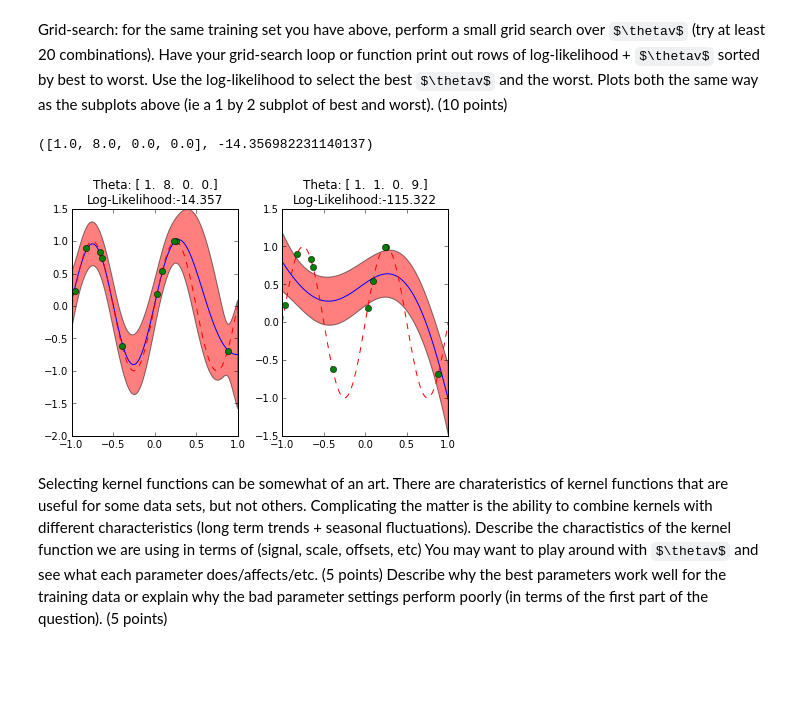
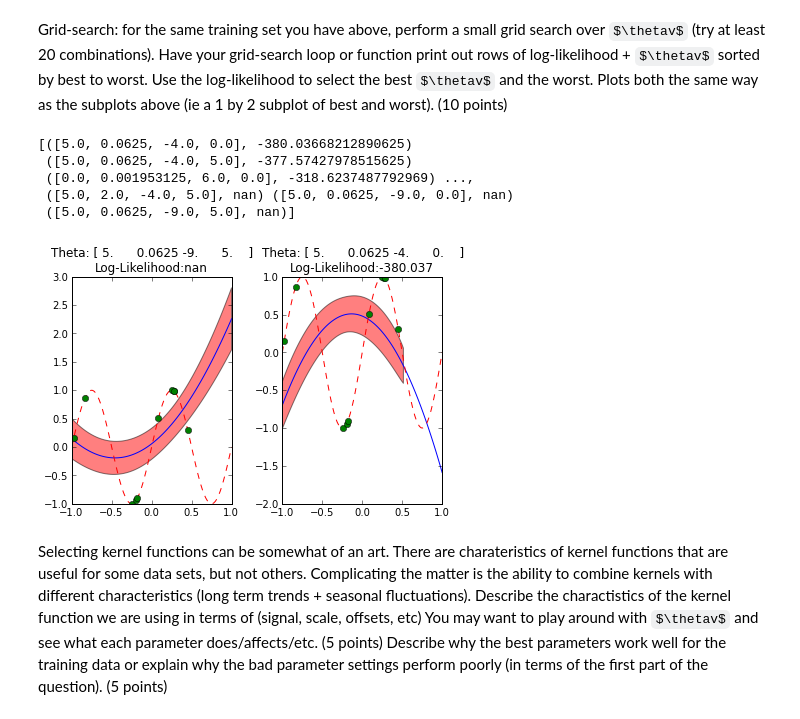
Before and after one commit to jaivalis/MLPR-Labs, a Jupyter notebook: Lab3/Lab3A-class.ipynb, the cells around one changed output. Drawn from its saved outputs; the diff is of its cells as text; code cells hidden in the pictures; some formulas as TeX source; blank space fills up the shorter version.

```diff
--- a/Lab3/Lab3A-class.ipynb
+++ b/Lab3/Lab3A-class.ipynb
@@ -1,11 +0,0 @@
-# %%
-%pylab inline
-import numpy as np
-import matplotlib.pyplot as plt
-
-a = np.array([2,1])
-b = np.array([[2,3],[4,1]])
-c = np.array([1,1])
-d = np.dot(np.transpose(a),b)
-print d
-print np.dot(d,c)
@@ -136,8 +125,11 @@ def k_n_m(xn, xm, thetas): # bishop 6.6.3
 # http://nbviewer.ipython.org/urls/raw.github.com/fonnesbeck/Bios366/master/notebooks/Section5_1-Gaussian-Processes.ipynb
 
 def computeC( X1, X2, thetas ):
-    K = computeK( X1, X2, thetas)
-    C = K + np.identity( len(K.diagonal()))/beta
+    C = []
+    for i in range(0, len(X1)):
+        C.append([])
+        for j in range(0, len(X2)):
+            C[i].append( k_n_m( X1[i], X2[j], thetas)  + kronecker(X1[i], X2[j])/beta)
     return np.array(C)
 
 def computeK( X1, X2, thetas ):
@@ -147,6 +139,12 @@ def computeK( X1, X2, thetas ):
         for j in range(0, len(X2)):
             K[i].append( k_n_m( X1[i], X2[j], thetas ) )
     return np.array(K)
+
+def kronecker(i,j):
+    if (i==j):
+        return 1
+    else:
+        return 0
 # %% [raw]
 Questions:
     - The X1 and X2 in the covariance matrix are X calues from two different training instances or X and the according Y values from one training instance? Or even the same training input data?
@@ -370,14 +366,14 @@ Grid-search: for the same training set you have above, perform a small grid sear
 # %%
 # TODO: is this really correct?
 def grid_search(x_train, t_train):
-    all_likelihoods = np.zeros(96,dtype=[('thetas', 'f4',(4)), ('loglikelihood', np.float32)])
+    all_likelihoods = np.zeros(2196,dtype=[('thetas', 'f4',(4)), ('loglikelihood', np.float32)])
     #print all_likelihoods
     #x = np.zeros(3, dtype=[('x','f4'),('y',np.float32),('value','f4',(2,2))])
     r = 0
-    for i in arange(1,10,3):
-        for j in range(0,6,3):
-            for k in range(0,10,3):
-                for l in range(0,10,3):
+    for i in arange(0,10,5):
+        for j in range(-9,6,5):
+            for k in range(-9,10,5):
+                for l in range(0,10,5):
                     theta = [i, 2**j, k, l]
                     loglikeli = gp_log_likelihood( x_train, t_train, theta)
                     #print theta
@@ -399,36 +395,40 @@ def plot_outliers( all_likelihoods, x_train, t_train ) :
 
 
     subplot = 0
     for thetas in thetaCombinations:
         pred = gp_predictive_distribution(x_train10Points, t_train10Points, x_test, thetas)
         var_test = pred[4]
         mu_test = pred[3]
         # the reason for the manipulation is to allow plots separating model and data stddevs.
         std_total = np.sqrt(np.diag(var_test))         # includes all uncertainty, model and target noise
         std_model = np.sqrt( std_total**2 - 1.0/beta ) # remove data noise to get model uncertainty in stddev
         std_combo = std_model + np.sqrt( 1.0/beta )    # add stddev (note: not the same as full)
 
         # make title
         title = 'Theta: ' + str(thetas) + '\nLog-Likelihood:' + str(round(gp_log_likelihood(x_train, t_train, thetas),3))
 
         exp_y = true_mean_function( x_test )#expected value of y = true mean function?
         plt.subplot(1, 2, subplot)
         plt.title(title)
         plt.plot(x_test, mu_test, '-')
         plt.plot(x_test, exp_y, 'r--')
         plt.plot(x_train10Points, t_train10Points, 'o')
         plt.fill_between(x_test, mu_test + 2 * std_combo, mu_test - 2 * std_combo, facecolor ='red', alpha=0.5)
         plt.tight_layout()
 
         subplot += 1
     plt.show()
 
-#print grid_search(x_train10Points,t_train10Points)
+print grid_search(x_train10Points,t_train10Points)
 gSearch = grid_search( x_train10Points, t_train10Points )
 plot_outliers( gSearch, x_train10Points, t_train10Points )
 # %% [output]
-([1.0, 8.0, 0.0, 0.0], -14.356982231140137)
+[([5.0, 0.0625, -4.0, 0.0], -380.03668212890625)
+ ([5.0, 0.0625, -4.0, 5.0], -377.57427978515625)
+ ([0.0, 0.001953125, 6.0, 0.0], -318.6237487792969) ...,
+ ([5.0, 2.0, -4.0, 5.0], nan) ([5.0, 0.0625, -9.0, 0.0], nan)
+ ([5.0, 0.0625, -9.0, 5.0], nan)]
-[figure, old version]
+[figure, new version]
 # %% [markdown]
 Selecting kernel functions can be somewhat of an art.  There are charateristics of kernel functions that are useful for some data sets, but not others.  Complicating the matter is the ability to combine kernels with different characteristics (long term trends + seasonal fluctuations).  Describe the charactistics of the kernel function we are using in terms of (signal, scale, offsets, etc) You may want to play around with $\thetav$ and see what each parameter does/affects/etc.  (5 points)  Describe why the best parameters work well for the training data or explain why the bad parameter settings perform poorly (in terms of the first part of the question).  (5 points)
 # %% [markdown]
```
Also changed, not shown: parts of 7 cells of this notebook.
